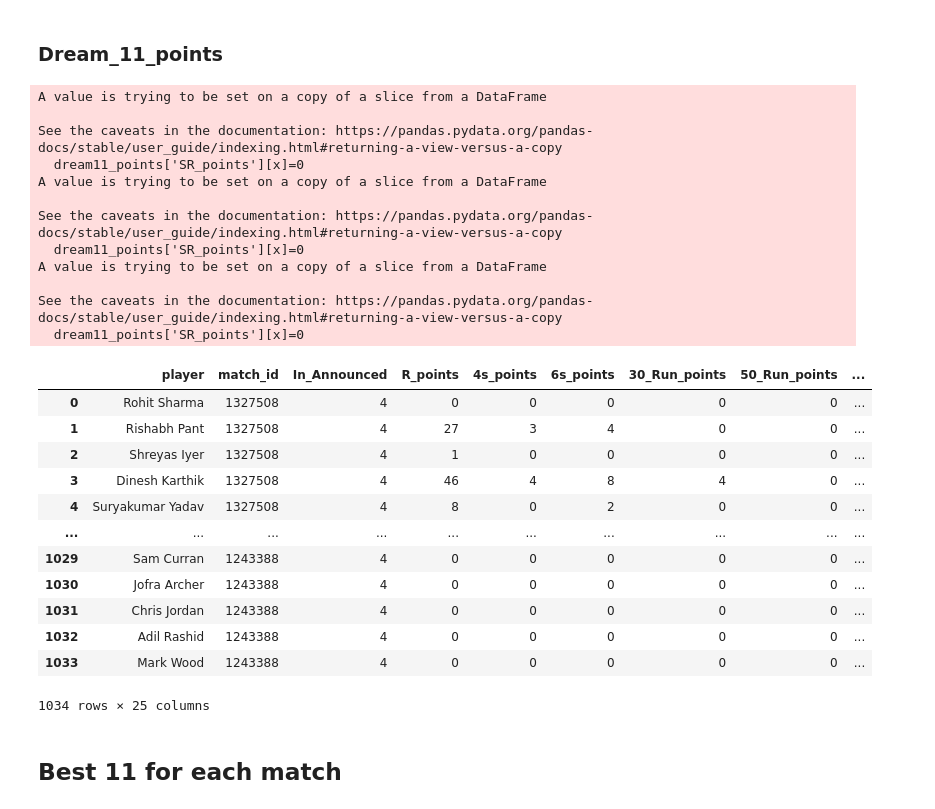
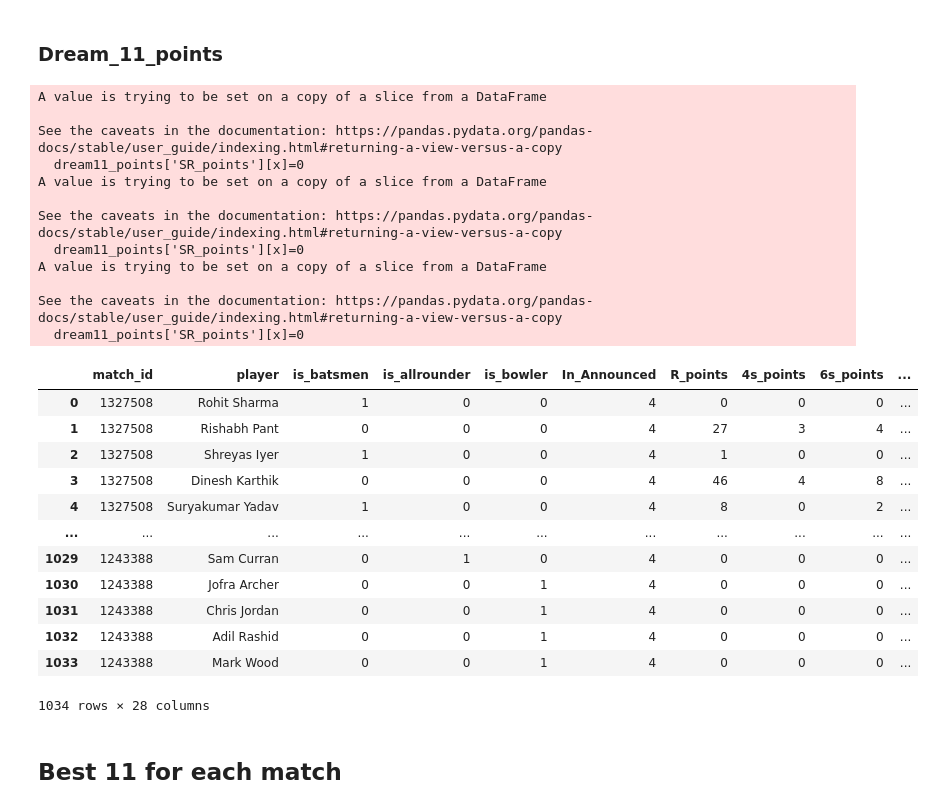
Before and after one commit to hanishche/ESPN_Cricinfo, a Jupyter notebook: Dream_11.ipynb, the cells around one changed output. Cells and saved outputs as stored; diff of their text form; code cells hidden in the pictures.

Commit message:
Cleaning, Transforming, Feature engineering
Dream 11 best 11 for each match

```diff
--- a/Dream_11.ipynb
+++ b/Dream_11.ipynb
@@ -4,7 +4,7 @@ import numpy as np
 # %% [markdown]
 ### Data Cleaning , Manipulating & Transforming
 # %%
-data=pd.read_csv(path)
+data=pd.read_csv()
 data.drop('Unnamed: 0',axis=1,inplace=True)
 
 bowled=[]
@@ -87,8 +101,12 @@ data
 
 dream11_points=pd.DataFrame()
 
+dream11_points['match_id']=data['match_id']
 dream11_points['player']=data['known_as']
-dream11_points['match_id']=data['match_id']
+
+dream11_points['is_batsmen']=data['batsmen']
+dream11_points['is_allrounder']=data['allrounder']
+dream11_points['is_bowler']=data['bowler']
 
 dream11_points['In_Announced']=4
 
@@ -145,46 +163,50 @@ dream11_points['4wk_points']=data['Wickets'].apply(lambda x: 8 if x==4 else 0)
 dream11_points['5wk_points']=data['Wickets'].apply(lambda x: 16 if x>=5 else 0)
 dream11_points['Maiden_points']=data['Maidens']*12
 
 #fielding points
 dream11_points['catch_points']=data['catches']*8
 dream11_points['3catch_points']=np.where(data['3_catches']>0,4,0)
 dream11_points['stumping']=data['stump_outs']*12
 dream11_points['ro_dh_points']=data['direct_hit']*12
 dream11_points['ro_assist_1']=data['ro_assist_1']*6
 dream11_points['ro_assist_2']=data['ro_assist_2']*6
 
+
+
+
 dream11_points['total_points']=dream11_points.iloc[:,2:].sum(axis=1)
 dream11_points.fillna(0,inplace=True)
 
 dream11_points.sort_values(by=['match_id','total_points'],ascending=False)
 
+
 dream11_points
 # %% [output]
 A value is trying to be set on a copy of a slice from a DataFrame
 
 See the caveats in the documentation: https://pandas.pydata.org/pandas-docs/stable/user_guide/indexing.html#returning-a-view-versus-a-copy
   dream11_points['SR_points'][x]=0
 A value is trying to be set on a copy of a slice from a DataFrame
 
 See the caveats in the documentation: https://pandas.pydata.org/pandas-docs/stable/user_guide/indexing.html#returning-a-view-versus-a-copy
   dream11_points['SR_points'][x]=0
 A value is trying to be set on a copy of a slice from a DataFrame
 
 See the caveats in the documentation: https://pandas.pydata.org/pandas-docs/stable/user_guide/indexing.html#returning-a-view-versus-a-copy
   dream11_points['SR_points'][x]=0
-|  | player | match_id | In_Announced | R_points | 4s_points | 6s_points | 30_Run_points | 50_Run_points | ... |
-| 0 | Rohit Sharma | 1327508 | 4 | 0 | 0 | 0 | 0 | 0 | ... |
-| 1 | Rishabh Pant | 1327508 | 4 | 27 | 3 | 4 | 0 | 0 | ... |
-| 2 | Shreyas Iyer | 1327508 | 4 | 1 | 0 | 0 | 0 | 0 | ... |
-| 3 | Dinesh Karthik | 1327508 | 4 | 46 | 4 | 8 | 4 | 0 | ... |
-| 4 | Suryakumar Yadav | 1327508 | 4 | 8 | 0 | 2 | 0 | 0 | ... |
-| ... | ... | ... | ... | ... | ... | ... | ... | ... | ... |
-| 1029 | Sam Curran | 1243388 | 4 | 0 | 0 | 0 | 0 | 0 | ... |
-| 1030 | Jofra Archer | 1243388 | 4 | 0 | 0 | 0 | 0 | 0 | ... |
-| 1031 | Chris Jordan | 1243388 | 4 | 0 | 0 | 0 | 0 | 0 | ... |
-| 1032 | Adil Rashid | 1243388 | 4 | 0 | 0 | 0 | 0 | 0 | ... |
-| 1033 | Mark Wood | 1243388 | 4 | 0 | 0 | 0 | 0 | 0 | ... |
+|  | match_id | player | is_batsmen | is_allrounder | is_bowler | In_Announced | R_points | 4s_points | 6s_points | ... |
+| 0 | 1327508 | Rohit Sharma | 1 | 0 | 0 | 4 | 0 | 0 | 0 | ... |
+| 1 | 1327508 | Rishabh Pant | 0 | 0 | 0 | 4 | 27 | 3 | 4 | ... |
+| 2 | 1327508 | Shreyas Iyer | 1 | 0 | 0 | 4 | 1 | 0 | 0 | ... |
+| 3 | 1327508 | Dinesh Karthik | 0 | 0 | 0 | 4 | 46 | 4 | 8 | ... |
+| 4 | 1327508 | Suryakumar Yadav | 1 | 0 | 0 | 4 | 8 | 0 | 2 | ... |
+| ... | ... | ... | ... | ... | ... | ... | ... | ... | ... | ... |
+| 1029 | 1243388 | Sam Curran | 0 | 1 | 0 | 4 | 0 | 0 | 0 | ... |
+| 1030 | 1243388 | Jofra Archer | 0 | 0 | 1 | 4 | 0 | 0 | 0 | ... |
+| 1031 | 1243388 | Chris Jordan | 0 | 0 | 1 | 4 | 0 | 0 | 0 | ... |
+| 1032 | 1243388 | Adil Rashid | 0 | 0 | 1 | 4 | 0 | 0 | 0 | ... |
+| 1033 | 1243388 | Mark Wood | 0 | 0 | 1 | 4 | 0 | 0 | 0 | ... |
-1034 rows × 25 columns
+1034 rows × 28 columns
 # %% [markdown]
 ## Best 11 for each match
 # %%
```
Also changed, not shown: parts of 1 cell of this notebook.
